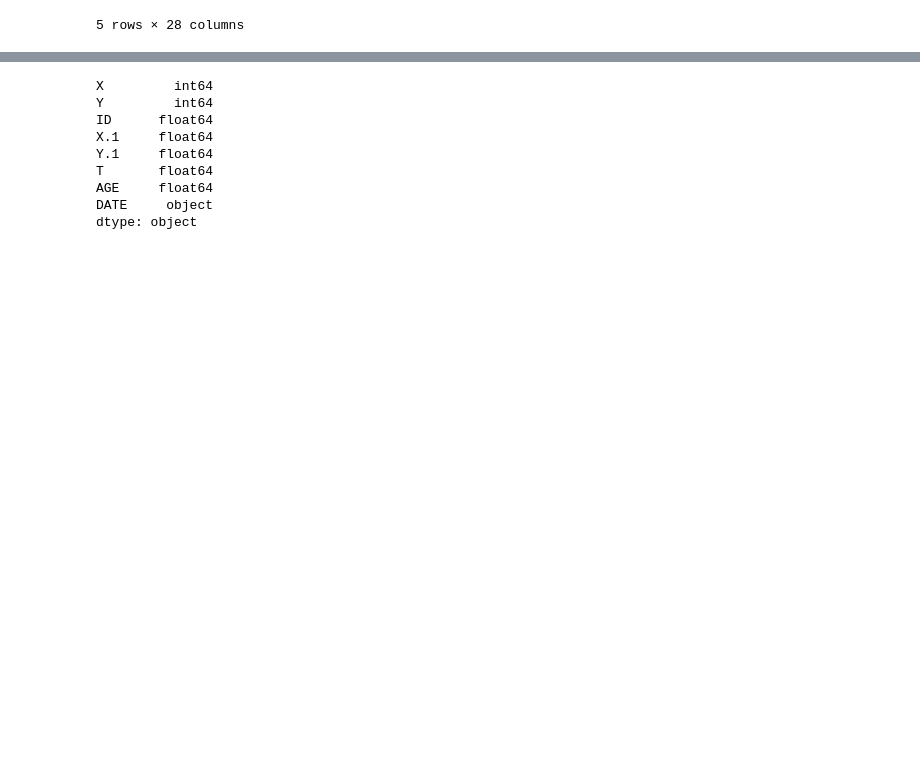
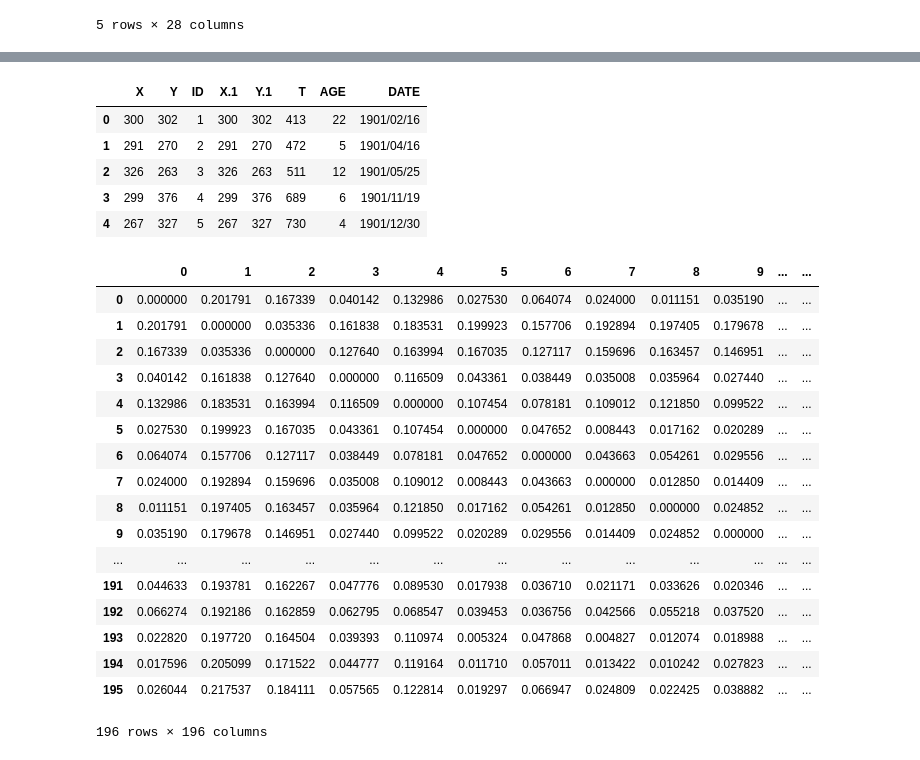
Before and after one commit to martham93/STA_project_MM, a Jupyter notebook: Martha Morrissey STA Project .ipynb, the cells around one changed output, grey strips where cells are left out. Drawn from its saved outputs; the diff is of its cells as text; code cells hidden in the pictures; blank space fills up the shorter version.

Commit message:
starting clustering
using pyclust

```diff
--- a/Martha Morrissey STA Project .ipynb
+++ b/Martha Morrissey STA Project .ipynb
@@ -151,17 +154,14 @@ b = pd.read_csv('/Users/marthamorrissey/Documents/pysal_example_burkitt.csv')
 
 b.head()
 
-b.dtypes
+#b.dtypes
 # %% [output]
-X         int64
-Y         int64
-ID      float64
-X.1     float64
-Y.1     float64
-T       float64
-AGE     float64
-DATE     object
-dtype: object
+|  | X | Y | ID | X.1 | Y.1 | T | AGE | DATE |
+| 0 | 300 | 302 | 1 | 300 | 302 | 413 | 22 | 1901/02/16 |
+| 1 | 291 | 270 | 2 | 291 | 270 | 472 | 5 | 1901/04/16 |
+| 2 | 326 | 263 | 3 | 326 | 263 | 511 | 12 | 1901/05/25 |
+| 3 | 299 | 376 | 4 | 299 | 376 | 689 | 6 | 1901/11/19 |
+| 4 | 267 | 327 | 5 | 267 | 327 | 730 | 4 | 1901/12/30 |
 # %%
 #path2 = "/anaconda/lib/python3.5/site-packages/pysal/examples/c2/c2.dbf"
 # %%
@@ -175,2 +171,38 @@ import pyclust
+# %%
+import scipy
+import treelib
+import pyclust
+from scipy.spatial.distance import squareform, pdist
+
+collisions_matrix_df = collisions[['x', 'y']]
+
+
+collisions_matrix_df.insert(0, 'Crash_ID', range(0, 0 + len(collisions_matrix_df)))
+
+collisions_matrix_df
+
+x = pd.DataFrame(squareform(pdist(collisions_matrix_df.ix[:, 1:])), columns=collisions_matrix_df.Crash_ID.unique(), index=collisions_matrix_df.Crash_ID.unique())
+
+x
+#collisions_matrix_df['crash_site']
+# %% [output]
+|  | 0 | 1 | 2 | 3 | 4 | 5 | 6 | 7 | 8 | 9 | ... | ... |
+| 0 | 0.000000 | 0.201791 | 0.167339 | 0.040142 | 0.132986 | 0.027530 | 0.064074 | 0.024000 | 0.011151 | 0.035190 | ... | ... |
+| 1 | 0.201791 | 0.000000 | 0.035336 | 0.161838 | 0.183531 | 0.199923 | 0.157706 | 0.192894 | 0.197405 | 0.179678 | ... | ... |
+| 2 | 0.167339 | 0.035336 | 0.000000 | 0.127640 | 0.163994 | 0.167035 | 0.127117 | 0.159696 | 0.163457 | 0.146951 | ... | ... |
+| 3 | 0.040142 | 0.161838 | 0.127640 | 0.000000 | 0.116509 | 0.043361 | 0.038449 | 0.035008 | 0.035964 | 0.027440 | ... | ... |
+| 4 | 0.132986 | 0.183531 | 0.163994 | 0.116509 | 0.000000 | 0.107454 | 0.078181 | 0.109012 | 0.121850 | 0.099522 | ... | ... |
+| 5 | 0.027530 | 0.199923 | 0.167035 | 0.043361 | 0.107454 | 0.000000 | 0.047652 | 0.008443 | 0.017162 | 0.020289 | ... | ... |
+| 6 | 0.064074 | 0.157706 | 0.127117 | 0.038449 | 0.078181 | 0.047652 | 0.000000 | 0.043663 | 0.054261 | 0.029556 | ... | ... |
+| 7 | 0.024000 | 0.192894 | 0.159696 | 0.035008 | 0.109012 | 0.008443 | 0.043663 | 0.000000 | 0.012850 | 0.014409 | ... | ... |
+| 8 | 0.011151 | 0.197405 | 0.163457 | 0.035964 | 0.121850 | 0.017162 | 0.054261 | 0.012850 | 0.000000 | 0.024852 | ... | ... |
+| 9 | 0.035190 | 0.179678 | 0.146951 | 0.027440 | 0.099522 | 0.020289 | 0.029556 | 0.014409 | 0.024852 | 0.000000 | ... | ... |
+| ... | ... | ... | ... | ... | ... | ... | ... | ... | ... | ... | ... | ... |
+| 191 | 0.044633 | 0.193781 | 0.162267 | 0.047776 | 0.089530 | 0.017938 | 0.036710 | 0.021171 | 0.033626 | 0.020346 | ... | ... |
+| 192 | 0.066274 | 0.192186 | 0.162859 | 0.062795 | 0.068547 | 0.039453 | 0.036756 | 0.042566 | 0.055218 | 0.037520 | ... | ... |
+| 193 | 0.022820 | 0.197720 | 0.164504 | 0.039393 | 0.110974 | 0.005324 | 0.047868 | 0.004827 | 0.012074 | 0.018988 | ... | ... |
+| 194 | 0.017596 | 0.205099 | 0.171522 | 0.044777 | 0.119164 | 0.011710 | 0.057011 | 0.013422 | 0.010242 | 0.027823 | ... | ... |
+| 195 | 0.026044 | 0.217537 | 0.184111 | 0.057565 | 0.122814 | 0.019297 | 0.066947 | 0.024809 | 0.022425 | 0.038882 | ... | ... |
+196 rows × 196 columns
 # %%
 #pd.DataFrame(distance_matrix(df.values, df.values), index=df.index, columns=df.index)
```
Also changed, not shown: parts of 5 cells of this notebook.
